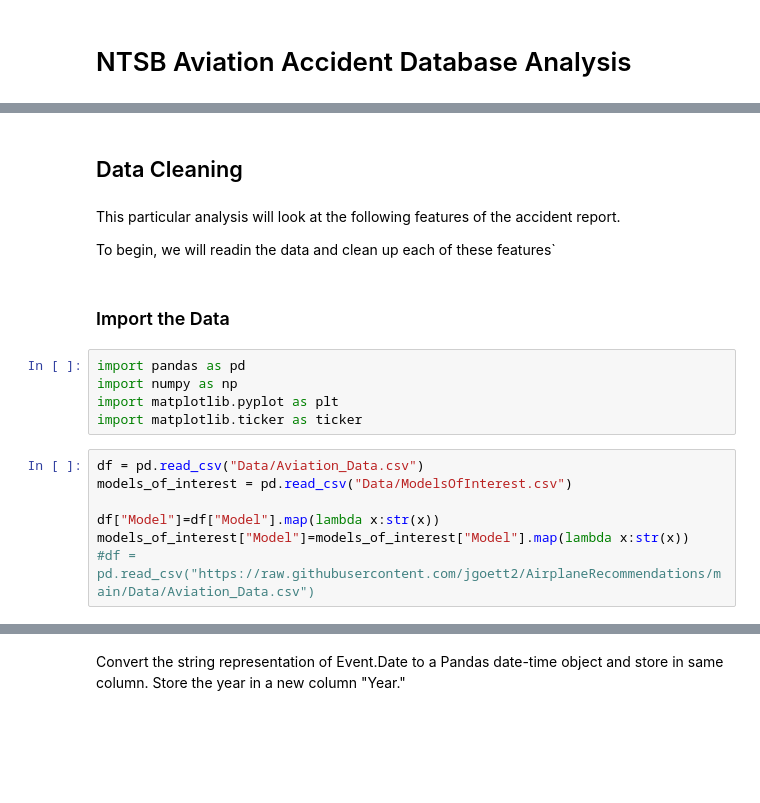
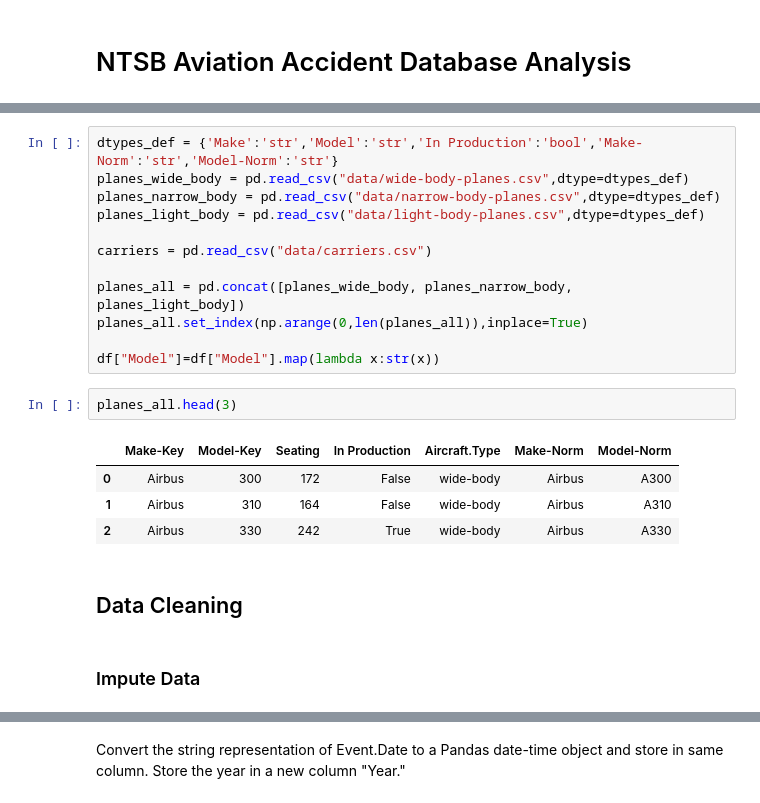
Before and after one commit to jgoett2/AirplaneRecommendations, a Jupyter notebook: AirplaneAnalysis.ipynb, the cells around one changed output, grey strips where cells are left out. Saved outputs shown, nothing was run; the diff lists cells and outputs as text; blank space fills up the shorter version.

```diff
--- a/AirplaneAnalysis.ipynb
+++ b/AirplaneAnalysis.ipynb
@@ -14,20 +42,23 @@ The features this analysis will focus on are:
+# %%
+dtypes_def = {'Make':'str','Model':'str','In Production':'bool','Make-Norm':'str','Model-Norm':'str'}
+planes_wide_body = pd.read_csv("data/wide-body-planes.csv",dtype=dtypes_def)
+planes_narrow_body = pd.read_csv("data/narrow-body-planes.csv",dtype=dtypes_def)
+planes_light_body = pd.read_csv("data/light-body-planes.csv",dtype=dtypes_def)
+
+carriers = pd.read_csv("data/carriers.csv")
+
+planes_all = pd.concat([planes_wide_body, planes_narrow_body, planes_light_body])
+planes_all.set_index(np.arange(0,len(planes_all)),inplace=True)
+
+df["Model"]=df["Model"].map(lambda x:str(x))
+# %%
+planes_all.head(3)
+# %% [output]
+|  | Make-Key | Model-Key | Seating | In Production | Aircraft.Type | Make-Norm | Model-Norm |
+| 0 | Airbus | 300 | 172 | False | wide-body | Airbus | A300 |
+| 1 | Airbus | 310 | 164 | False | wide-body | Airbus | A310 |
+| 2 | Airbus | 330 | 242 | True | wide-body | Airbus | A330 |
 # %% [markdown]
 ## Data Cleaning
-# %% [markdown]
-This particular analysis will look at the following features of the accident report.
-
-To begin, we will readin the data and clean up each of these features`
 # %% [markdown]
-### Import the Data
+### Impute Data
-# %%
-import pandas as pd
-import numpy as np
-import matplotlib.pyplot as plt
-import matplotlib.ticker as ticker
-# %%
-df = pd.read_csv("Data/Aviation_Data.csv")
-models_of_interest = pd.read_csv("Data/ModelsOfInterest.csv")
-
-df["Model"]=df["Model"].map(lambda x:str(x))
-models_of_interest["Model"]=models_of_interest["Model"].map(lambda x:str(x))
-#df = pd.read_csv("https://raw.githubusercontent.com/jgoett2/AirplaneRecommendations/main/Data/Aviation_Data.csv")
```
Also changed, not shown: parts of 63 cells of this notebook, 4 other files.
